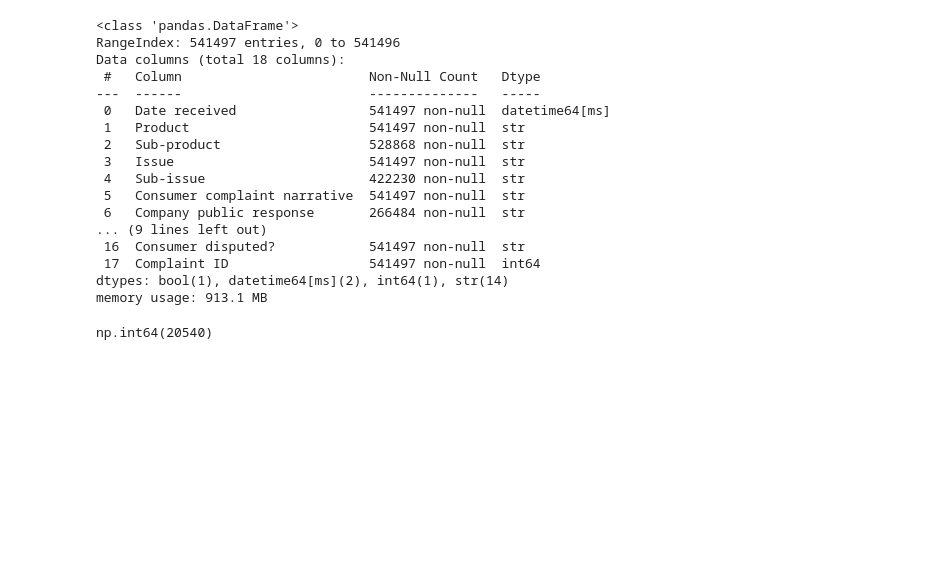
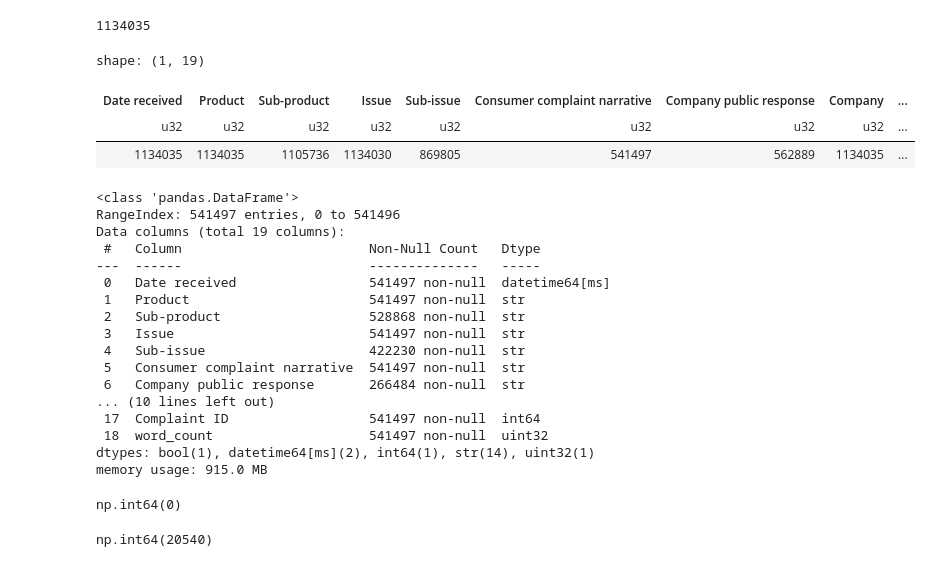
Before and after one commit to n-tamm/cfpb_mortgage_complaints, a Jupyter notebook: notebooks/consumer_complaints_cleaning.ipynb, the cells around one changed output. Saved outputs shown, nothing was run; the diff lists cells and outputs as text; code cells hidden in the pictures; blank space fills up the shorter version.

```diff
--- a/notebooks/consumer_complaints_cleaning.ipynb
+++ b/notebooks/consumer_complaints_cleaning.ipynb
@@ -40,0 +46,37 @@ narratives_df = (
+# %%
+# Add word counts to the lazyframe
+# Blanks/nulls get a word count of 0
+df = (
+    df
+    .with_columns(
+        pl.col('Consumer complaint narrative')
+        .fill_null('')
+        .str.extract_all(r'\b\w+\b')
+        .list.len()
+        .alias('word_count')
+    )
+)
+# %%
+row_count = (
+    df
+    .select(pl.len())
+    .collect()
+    .item()
+)
+
+print(row_count)
+# %% [output]
+1134035
+# %%
+non_null_counts = (
+    df
+    .select(pl.all().count())
+    .collect()
+)
+
+non_null_counts
+# %% [output]
+shape: (1, 19)
+| Date received | Product | Sub-product | Issue | Sub-issue | Consumer complaint narrative | Company public response | Company | ... |
+| u32 | u32 | u32 | u32 | u32 | u32 | u32 | u32 | ... |
+| 1134035 | 1134035 | 1105736 | 1134030 | 869805 | 541497 | 562889 | 1134035 | ... |
@@ -41,9 +104,9 @@ narratives_df = (
 # %%
-narratives_df.info()
+df_pandas.info()
 # %% [output]
 <class 'pandas.DataFrame'>
 RangeIndex: 541497 entries, 0 to 541496
-Data columns (total 18 columns):
+Data columns (total 19 columns):
  #   Column                        Non-Null Count   Dtype
 ---  ------                        --------------   -----
  0   Date received                 541497 non-null  datetime64[ms]
@@ -53,10 +116,16 @@ Data columns (total 18 columns):
  4   Sub-issue                     422230 non-null  str
  5   Consumer complaint narrative  541497 non-null  str
  6   Company public response       266484 non-null  str
-... (9 lines left out)
- 16  Consumer disputed?            541497 non-null  str
+... (10 lines left out)
  17  Complaint ID                  541497 non-null  int64
-dtypes: bool(1), datetime64[ms](2), int64(1), str(14)
-memory usage: 913.1 MB
+ 18  word_count                    541497 non-null  uint32
+dtypes: bool(1), datetime64[ms](2), int64(1), str(14), uint32(1)
+memory usage: 915.0 MB
+# %%
+# Check for duplicate Complaint ID
+duplicate_row_count = df_pandas['Complaint ID'].duplicated(keep=False).sum()
+duplicate_row_count
+# %% [output]
+np.int64(0)
 # %%
 # Check for duplicate narratives
```
Also changed, not shown: parts of 14 cells of this notebook, 1 other file.
